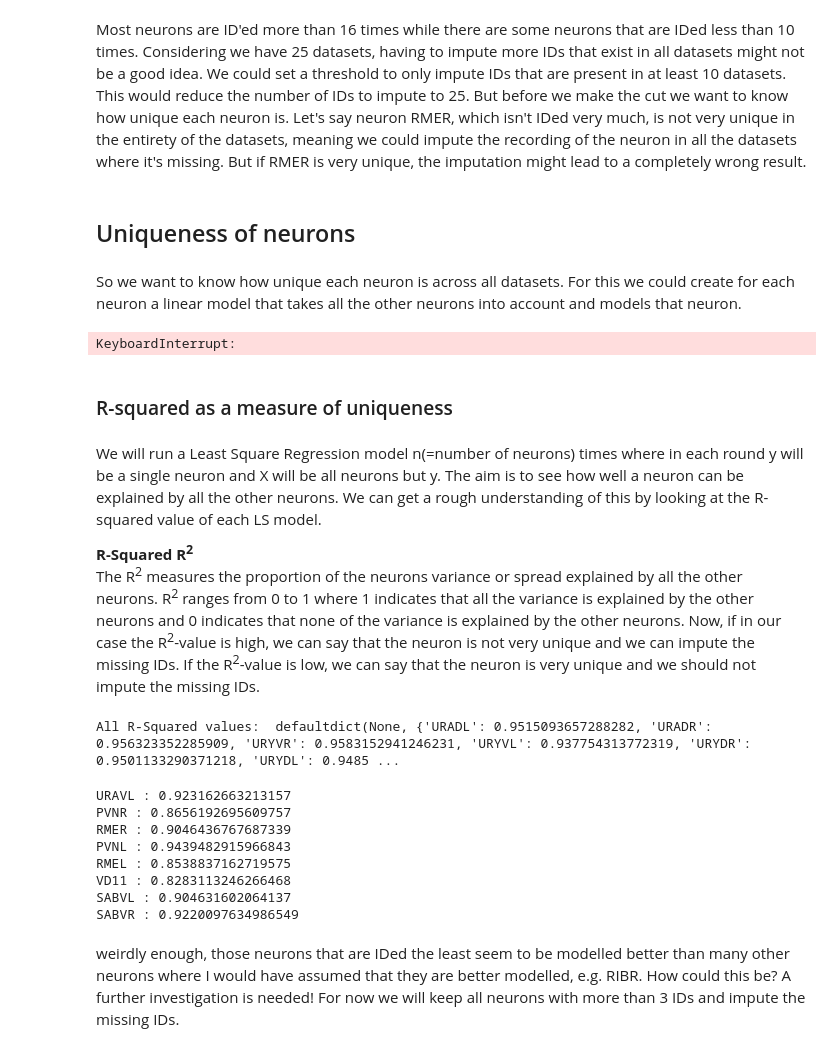
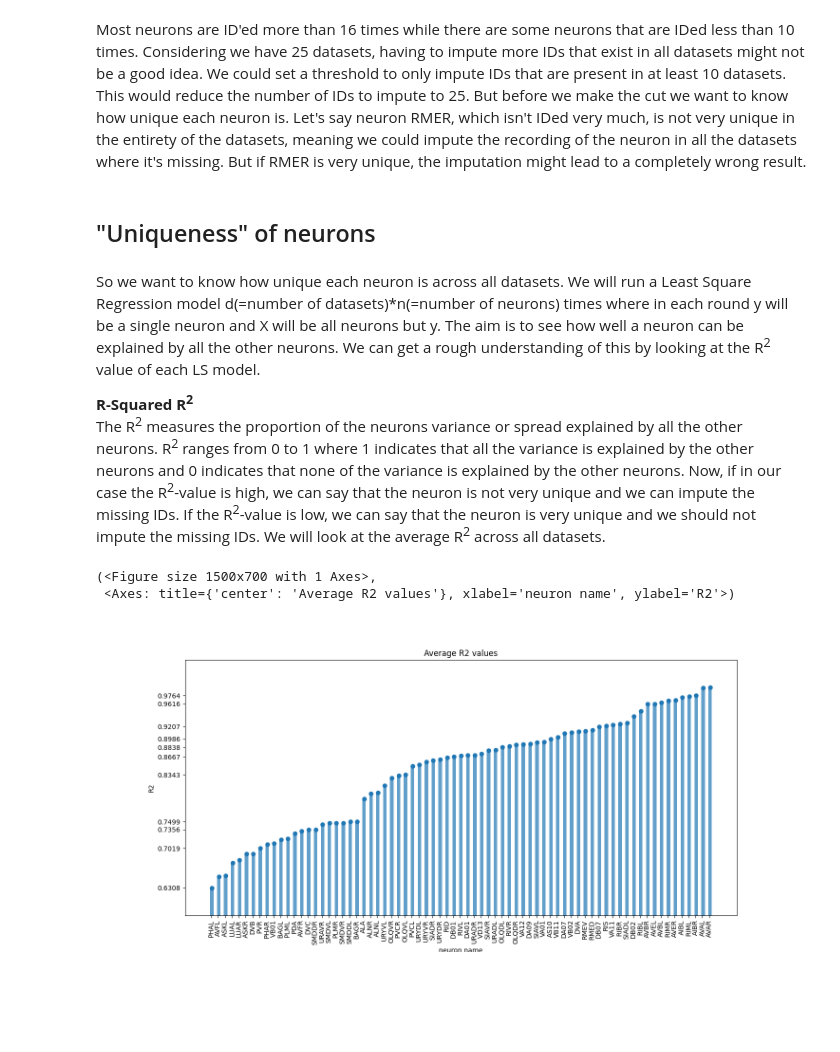
Before and after one commit to Zimmer-lab/neumandy, a Jupyter notebook: data/exploration_wrangling.ipynb, the cells around one changed output. Saved outputs shown, nothing was run; the diff lists cells and outputs as text; code cells hidden in the pictures; blank space fills up the shorter version.

```diff
--- a/data/exploration_wrangling.ipynb
+++ b/data/exploration_wrangling.ipynb
@@ -115,63 +67,11 @@ plt.show()
 Most neurons are ID'ed more than 16 times while there are some neurons that are IDed less than 10 times. Considering we have 25 datasets, having to impute more IDs that exist in all datasets might not be a good idea. We could set a threshold to only impute IDs that are present in at least 10 datasets. This would reduce the number of IDs to impute to 25.
 But before we make the cut we want to know how unique each neuron is. Let's say neuron RMER, which isn't IDed very much, is not very unique in the entirety of the datasets, meaning we could impute the recording of the neuron in all the datasets where it's missing. But if RMER is very unique, the imputation might lead to a completely wrong result.
 # %% [markdown]
-## Uniqueness of neurons
+## "Uniqueness" of neurons
-# %% [markdown]
-So we want to know how unique each neuron is across all datasets. For this we could create for each neuron a linear model that takes all the other neurons into account and models that neuron.
-# %%
-colnames = list(all_IDed_neurons.keys())
-stacked_dataframe = pd.DataFrame(columns=colnames)
-
-for neuron in list(stacked_dataframe.columns):
-    # set a minimum threshold for the number of times a neuron has to be IDed
-    if all_IDed_neurons[neuron] > 3:
-        try:
-            # stack all dataframes vertically ~ stackety stack
-            stacked_dataframe[neuron] = pd.concat([dataframes[key][neuron].reset_index(drop=True) for key in dataframes.keys() if neuron in dataframes[key].columns], ignore_index=True)
-        except pd.errors.InvalidIndexError as e:
-            print("Check any duplicates of following neuron: ", neuron)
-    else:
-        stacked_dataframe.drop(columns=neuron, inplace=True)
-
-print("Shape of our stacked DF: ",stacked_dataframe.shape)
-stacked_dataframe.head()
-# %% [output]
-KeyboardInterrupt:
-# %% [markdown]
-### R-squared as a measure of uniqueness
 # %% [markdown]
-We will run a Least Square Regression model n(=number of neurons) times where in each round y will be a single neuron and X will be all neurons but y. The aim is to see how well a neuron can be explained by all the other neurons. We can get a rough understanding of this by looking at the R-squared value of each LS model.
+So we want to know how unique each neuron is across all datasets.
+We will run a Least Square Regression model d(=number of datasets)*n(=number of neurons) times where in each round y will be a single neuron and X will be all neurons but y. The aim is to see how well a neuron can be explained by all the other neurons. We can get a rough understanding of this by looking at the R<sup>2</sup> value of each LS model.
 
 <b>R-Squared R<sup>2</sup></b>
 <br>
-The R<sup>2</sup> measures the proportion of the neurons variance or spread explained by all the other neurons. R<sup>2</sup> ranges from 0 to 1 where 1 indicates that all the variance is explained by the other neurons and 0 indicates that none of the variance is explained by the other neurons. Now, if in our case the R<sup>2</sup>-value is high, we can say that the neuron is not very unique and we can impute the missing IDs. If the R<sup>2</sup>-value is low, we can say that the neuron is very unique and we should not impute the missing IDs.
+The R<sup>2</sup> measures the proportion of the neurons variance or spread explained by all the other neurons. R<sup>2</sup> ranges from 0 to 1 where 1 indicates that all the variance is explained by the other neurons and 0 indicates that none of the variance is explained by the other neurons. Now, if in our case the R<sup>2</sup>-value is high, we can say that the neuron is not very unique and we can impute the missing IDs. If the R<sup>2</sup>-value is low, we can say that the neuron is very unique and we should not impute the missing IDs. We will look at the average R<sup>2</sup> across all datasets.
-# %%
-# dictionary for storing the R-Squared values
-rsquareds = defaultdict()
-
-for neuron in stacked_dataframe.columns:
-    y = stacked_dataframe[neuron]
-    X = stacked_dataframe.drop(columns=[neuron])
-    model = sm.OLS(y, X, missing='drop')
-    results = model.fit()
-    rsquareds[neuron] = results.rsquared_adj
-
-print("All R-Squared values: ", rsquareds, "\n")
-# %% [output]
-All R-Squared values:  defaultdict(None, {'URADL': 0.9515093657288282, 'URADR': 0.956323352285909, 'URYVR': 0.9583152941246231, 'URYVL': 0.937754313772319, 'URYDR': 0.9501133290371218, 'URYDL': 0.9485 ...
-# %%
-for key, value in all_IDed_neurons.items():
-    if value < 10 and value > 3:
-        print(key, ":", rsquareds[key])
-# %% [output]
-URAVL : 0.923162663213157
-PVNR : 0.8656192695609757
-RMER : 0.9046436767687339
-PVNL : 0.9439482915966843
-RMEL : 0.8538837162719575
-VD11 : 0.8283113246266468
-SABVL : 0.904631602064137
-SABVR : 0.9220097634986549
-# %% [markdown]
-weirdly enough, those neurons that are IDed the least seem to be modelled better than many other neurons where I would have assumed that they are better modelled, e.g. RIBR. How could this be? A further investigation is needed!
-For now we will keep all neurons with more than 3 IDs and impute the missing IDs.
@@ -177,0 +80,6 @@ For now we will keep all neurons with more than 3 IDs and impute the missing IDs
+# %%
+helper_functions.visualize_IDs(avg_r2, title="Average R2 values", yaxis="R2", coloring="tab:blue")
+# %% [output]
+(<Figure size 1500x700 with 1 Axes>,
+ <Axes: title={'center': 'Average R2 values'}, xlabel='neuron name', ylabel='R2'>)
+[figure, added]
```
Also changed, not shown: parts of 15 cells of this notebook, 1 other file.
